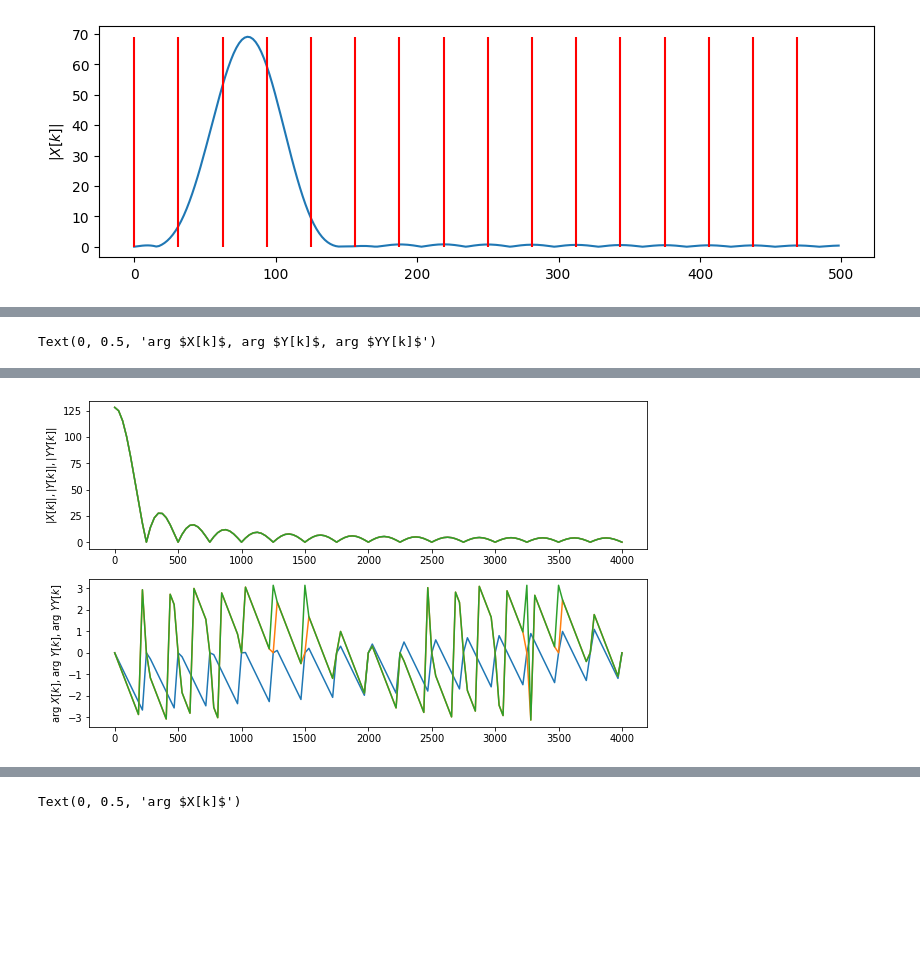
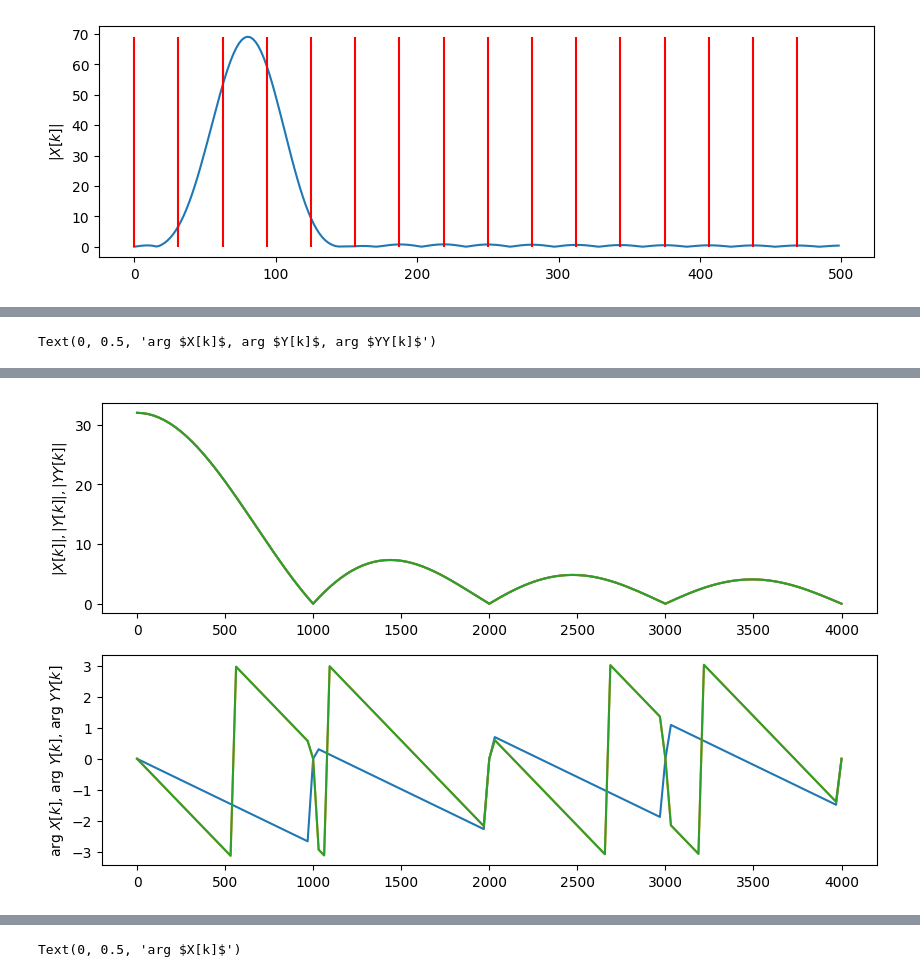
Before and after one commit to Katzoun/ISS-course, a Jupyter notebook: 03_spectral_analysis_2/03_spectral_2.ipynb, the cells around one changed output, grey strips where cells are left out. Cells and saved outputs as stored; diff of their text form; code cells hidden in the pictures; blank space fills up the shorter version.

```diff
--- a/03_spectral_analysis_2/03_spectral_2.ipynb
+++ b/03_spectral_analysis_2/03_spectral_2.ipynb
@@ -245,16 +245,15 @@ Text(0, 0.5, 'arg $X[k]$')
 [figure]
 [figure]
 # %%
-# >>>>>>>>>>>>>>>>> #dft_of_generalcos <<<<<<<<<<<<<<<<<<<<<<<<<
-Fs = 16000
-t= 10
-f = 450
-n = np.arange(0,Fs*t)
-x = np.cos(2 * np.pi *f/Fs * n)
-print(len(n))
-print(len(x)) # zero phase for simplicity
-plt.figure(figsize=(10,3))
-plt.plot(n[0:500],x[0:500])
+
+# Fs = 16000
+# t= 10
+# f = 450
+# n = np.arange(0,Fs*t)
+# x = np.cos(2 * np.pi *f/Fs * n)
+# print(len(n))
+# plt.figure(figsize=(10,3))
+# plt.plot(n[0:500],x[0:500])
 
 
 # X = np.fft.fft(x)
@@ -389,6 +383,7 @@ ax[0].plot(f,np.abs(Xpulse[kall]),'r--')
 # %%
 # >>>>>>>>>>>>>>>>> #dft_pulsetrain_general <<<<<<<<<<<<<<<<<<<<<<<<<
 N = 256
+n = np.arange(0,N)
 Npulse = 31   # not a  fraction of 256
 pulselen = 8
 onepulse = np.concatenate((np.ones(pulselen), np.zeros(Npulse-pulselen)))
@@ -399,7 +394,7 @@ plt.figure(figsize=(10,3))
 plt.plot(n,x)
 X = np.fft.fft(x)
 _, ax = plt.subplots(2,1, figsize=(10,6))
-ax[0].stem(f,np.abs(X[kall]),basefmt=" ")
+ax[0].stem(f,np.abs(X[kall]))
 ax[0].set_ylabel('$|X[k]|$')
 ax[1].plot(f,np.angle(X[kall]))
 ax[1].set_ylabel('arg $X[k]$')
@@ -498,7 +493,7 @@ Text(0, 0.5, 'arg $Y[k]$, arg $a_1X_1[k]+a_2X_2[k]$')
 # %%
 # >>>>>>>>>>>>>>>>> #dft_shift_linear <<<<<<<<<<<<<<<<<<<<<<<<<
 x = np.zeros(N)
-x[0:32] = 4
+x[0:8] = 4
 m = 4
 y = np.concatenate((np.zeros(m), x[0:-m]))
 X = np.fft.fft(x)
@@ -524,4 +519,4 @@ Text(0, 0.5, 'arg $X[k]$, arg $Y[k]$, arg $YY[k]$')
-[figure, old version]
+[figure, new version]
 # %%
 # >>>>>>>>>>>>>>>>> #dft_shift_linear_long <<<<<<<<<<<<<<<<<<<<<<<<<
 x = np.cos(2 * np.pi * 1 / N * n)
```
Also changed, not shown: parts of 19 cells of this notebook, 23 other files.
